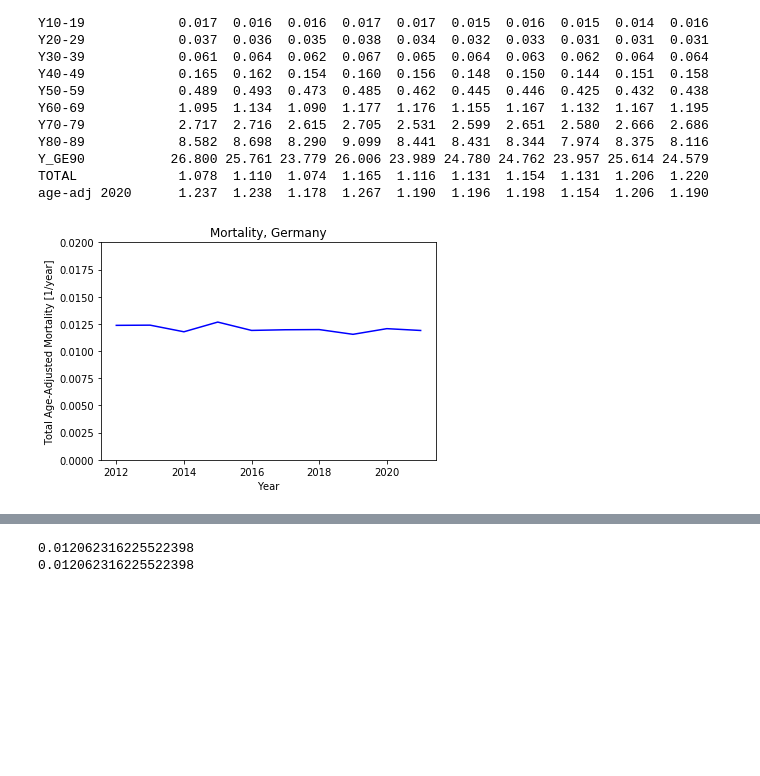
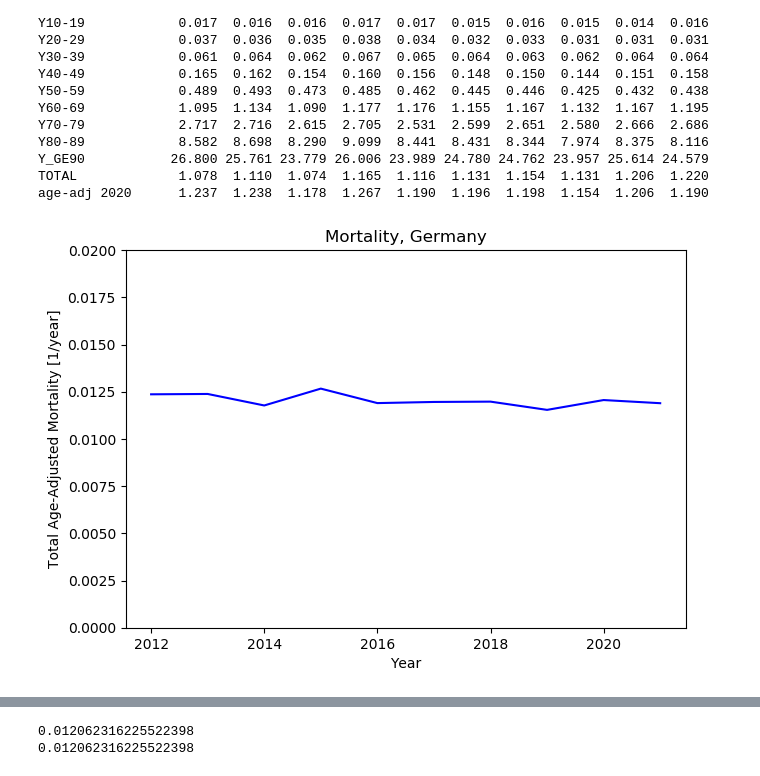
Before and after one commit to RichardPotthoff/Eurostat, a Jupyter notebook: eurostat.ipynb, the cells around one changed output, grey strips where cells are left out. Saved outputs shown, nothing was run; the diff lists cells and outputs as text; code cells hidden in the pictures; blank space fills up the shorter version.

```diff
--- a/eurostat.ipynb
+++ b/eurostat.ipynb
@@ -172,17 +169,17 @@ TOTAL             1.078  1.110  1.074  1.165  1.116  1.131  1.154  1.131  1.206
 age-adj 2020      1.237  1.238  1.178  1.267  1.190  1.196  1.198  1.154  1.206  1.190
 # %%
 %matplotlib inline
-plt.close()
-plt.ylim(0,0.02)
+plt.rcParams['figure.figsize'] = [7, 5]
+plt.rcParams['figure.dpi']=100
 plt.ylabel('Total Age-Adjusted Mortality [1/year]')
 plt.xlabel('Year')
 plt.title(f'Mortality, {cc2name(geo)}')
 plt.plot(list(mort[f'age-adj {base_year}'].keys())[:],list(mort[f'age-adj {base_year}'].values())[:],'b')
 plt.subplots_adjust(left=0.15,right=0.95)
+_=plt.ylim(bottom=0.0,top=0.02)
 #plt.savefig(f'am_{geo}.pdf')
-plt.show()
 # %% [output]
-[figure, old version]
+[figure, new version]
 # %%
 plt.close()
 for year,weeks in deaths_w['TOTAL'].items() :
```
Also changed, not shown: parts of 2 cells of this notebook.
